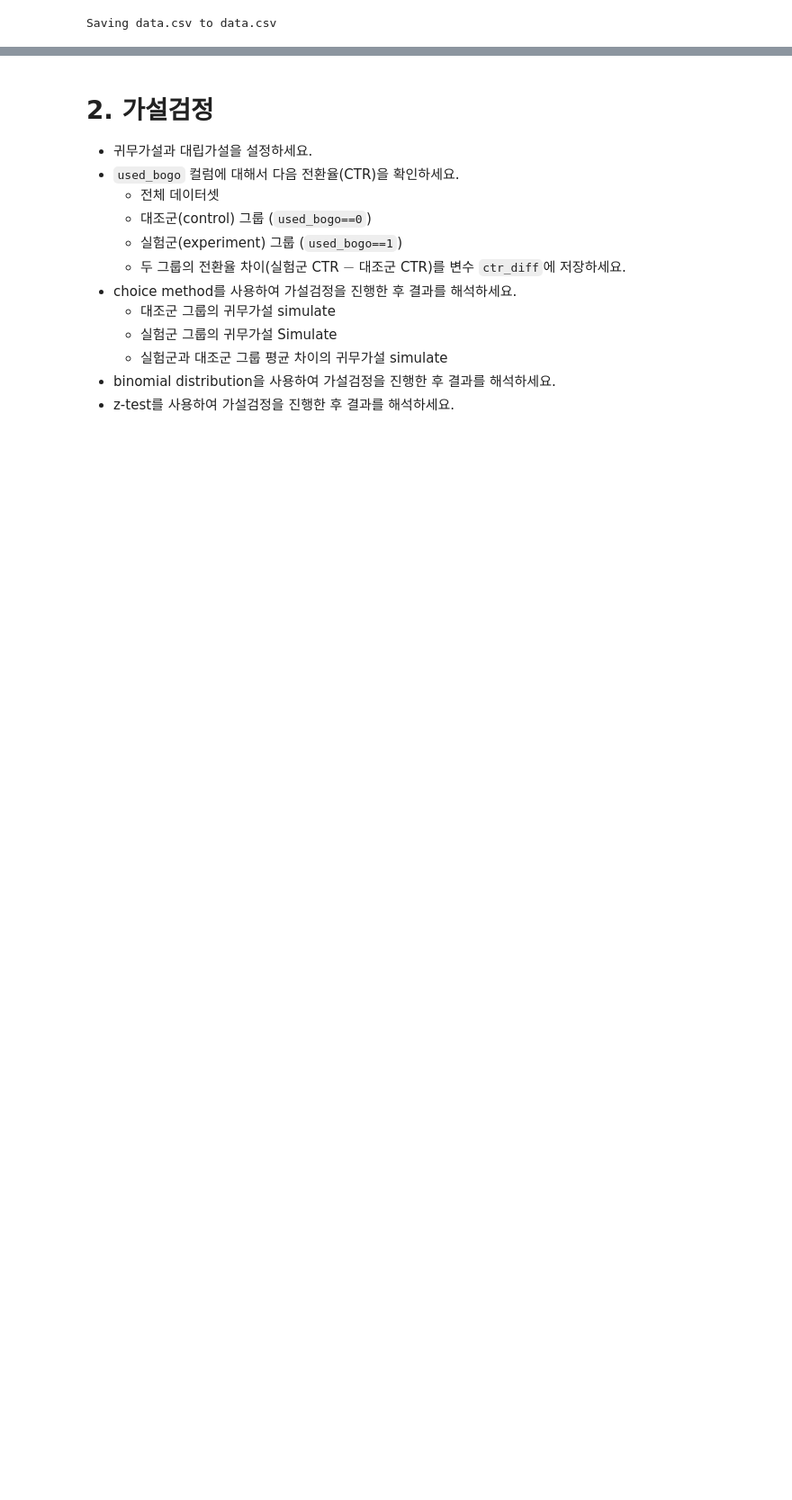
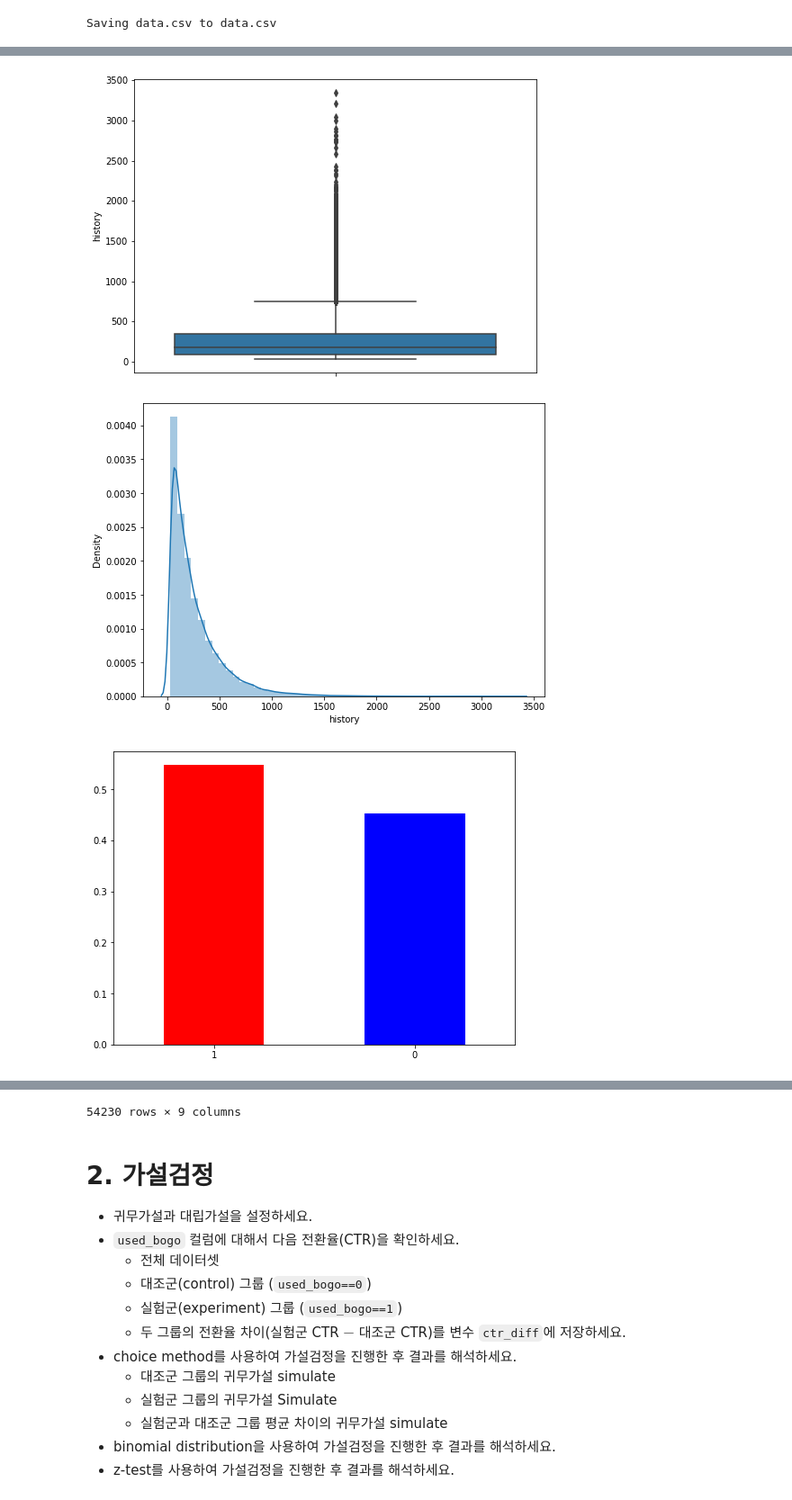
Before and after one commit to KindOrca/BootCamp, a Jupyter notebook: n124-AB-test/n124a - AB Test.ipynb, the cells around one changed output, grey strips where cells are left out. Shown: that part at 90% size. Saved outputs shown, nothing was run; the diff lists cells and outputs as text; code cells hidden in the pictures; blank space fills up the shorter version.

```diff
--- a/n124-AB-test/n124a - AB Test.ipynb
+++ b/n124-AB-test/n124a - AB Test.ipynb
@@ -88,8 +46,0 @@ data_edit.reset_index(drop = True, inplace = True)
-# %%
-# used_bogo 컬럼에서 이전에 1+1을 사용한 고객(1)과 사용하지 않은 고객(0)의 비율을 확인
-df = data_edit.groupby(['used_bogo']).count()
-df['history'].plot.bar()
-data_edit['used_bogo'].value_counts(normalize=True)
-# 0 : 24544
-# 1 : 29686
-data_edit
@@ -110,0 +47,28 @@ data_edit
+# %%
+# history 컬럼에서 이상치를 확인
+import matplotlib.pyplot as plt
+import seaborn as sns
+
+plt.rcParams['figure.figsize'] = (8,6)
+sns.boxplot(y=df['history'])
+plt.show()
+
+sns.distplot(df['history'], bins = 50)
+plt.show()
+
+# 이상치 750이상으로 설정, 제거
+df = df.query('history < 750')
+df.reset_index(drop = True, inplace = True)
+
+# used_bogo 컬럼에서 이전에 1+1을 사용한 고객(1)과 사용하지 않은 고객(0)의 비율을 확인
+df.describe()
+
+# bar plot 으로 시각화
+per = df['used_bogo'].value_counts(normalize=True)
+per.plot.bar(color = ['red','blue'], rot = 0)
+plt.show()
+df
+# %% [output]
+[figure, added]
+[figure, added]
+[figure, added]
@@ -111,3 +87,4 @@ data_edit
+54230 rows × 9 columns
 # %% [markdown]
 # 2. 가설검정
 - 귀무가설과 대립가설을 설정하세요.
```
Also changed, not shown: parts of 19 cells of this notebook.
